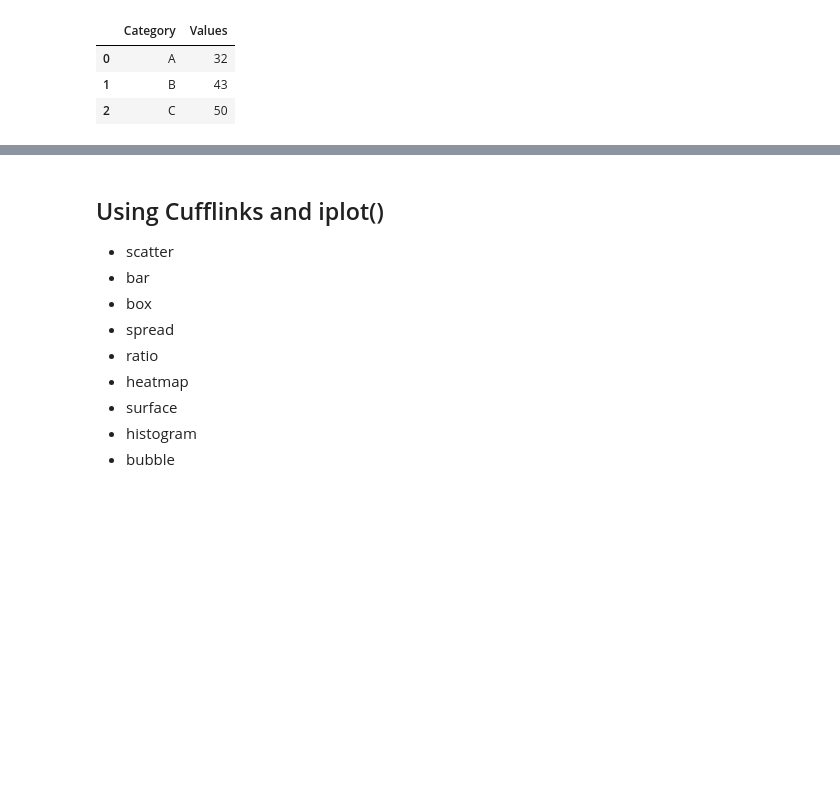
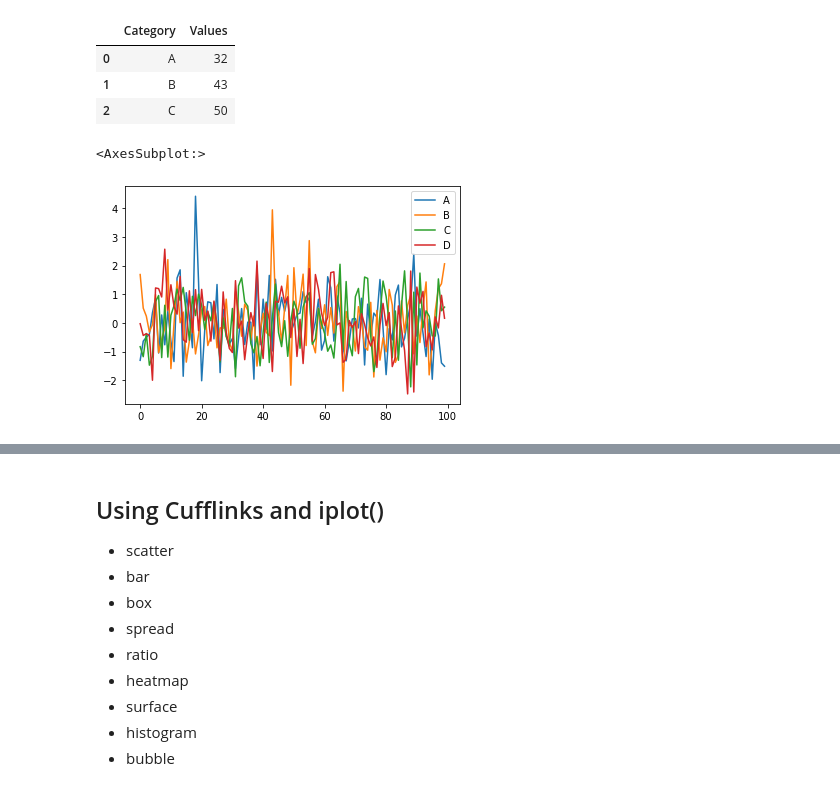
Before and after one commit to eventhorizn/python-data-sci-ml-bootcamp, a Jupyter notebook: 07-Plotly-and-Cufflinks/01-Plotly and Cufflinks.ipynb, the cells around one changed output, grey strips where cells are left out. Drawn from its saved outputs; the diff is of its cells as text; code cells hidden in the pictures; blank space fills up the shorter version.

```diff
--- a/07-Plotly-and-Cufflinks/01-Plotly and Cufflinks.ipynb
+++ b/07-Plotly-and-Cufflinks/01-Plotly and Cufflinks.ipynb
@@ -49,3 +49,8 @@ df2.head()
 | 0 | A | 32 |
 | 1 | B | 43 |
 | 2 | C | 50 |
+# %%
+df.plot() # regular plot, no interactivity
+# %% [output]
+<AxesSubplot:>
+[figure, added]
```
Also changed, not shown: parts of 11 cells of this notebook.
